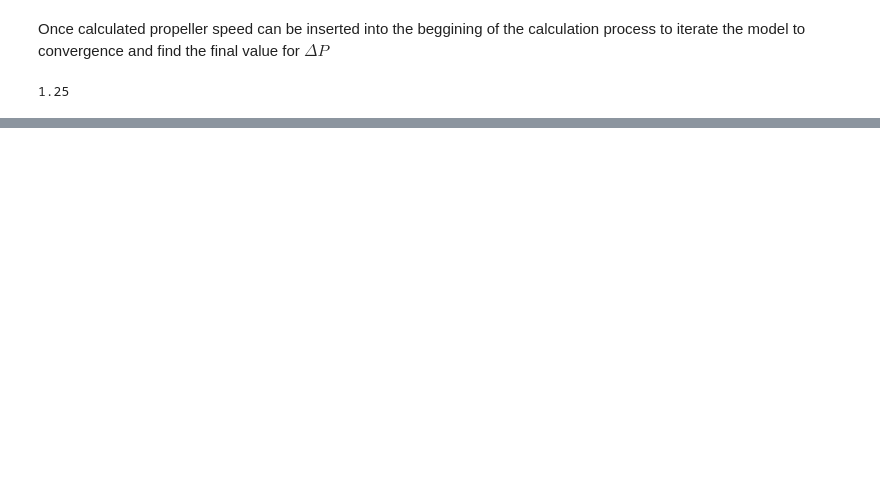
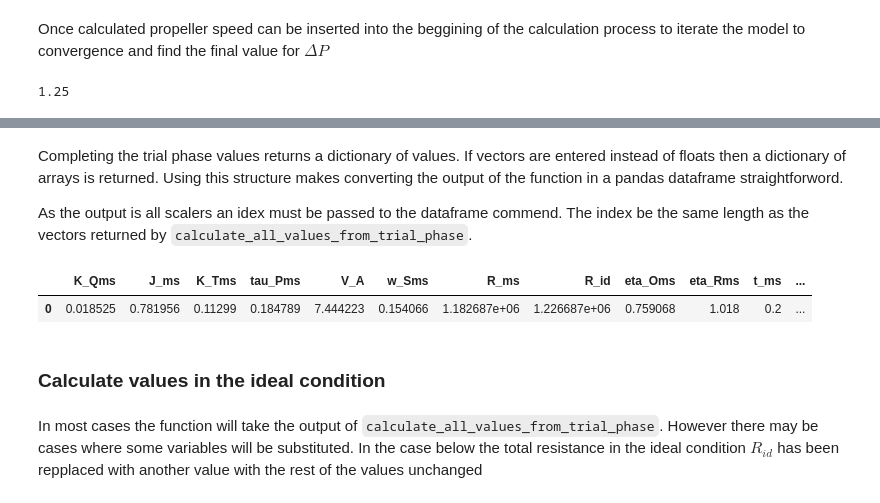
Before and after one commit to silverstream-tech/pyseatrials, a Jupyter notebook: nbs/04_power.ipynb, the cells around one changed output, grey strips where cells are left out. Drawn from its saved outputs; the diff is of its cells as text; code cells hidden in the pictures; blank space fills up the shorter version.

```diff
--- a/nbs/04_power.ipynb
+++ b/nbs/04_power.ipynb
@@ -275,0 +298,9 @@ test_close(get_curve_coefficient(y, x)[1], 2, eps = 1e-5)
+# %%
+#| export
+def quadratic_method(coefs:float, #An array of the coefficients created by the function get_curve_coefficient
+                    propeller_advance_coef:float #The propeller advance coefficient
+                    )-> float: #The target value for the coefficient types entered
+
+    "Calculate the coefficient using a modelled quadratic curve"
+
+    return coefs[0] * propeller_advance_coef**2 + coefs[1] * propeller_advance_coef + coefs[2]
@@ -294,7 +335,7 @@ def torque_coef(power:float, #The delivered power
 
     "calcualte the torque coefficient under ideal or trial conditions"
 
-    denominator = 2 * np.pi * shaft_speed * diameter
+    denominator = 2 * np.pi * water_density * shaft_speed**3 * diameter**5
 
     return (power/denominator) *  efficiency
 # %% [markdown]
@@ -447,7 +512,7 @@ def propeller_flow(
     diameter:float, #Diamter of the propeller [m]
     )-> float: #The value that comes out is in m3/s WHAT ARE THE UNITS?
 
-    "Calculate water flow into the propeller"
+    "Calculate speed of water flow into the propeller"
 
     return propeller_advance_coef * rotations_sec * diameter
 # %% [markdown]
@@ -476,7 +541,7 @@ def total_resistance(
                     wake_fraction:float, #The full-scale wake fraction
                     stw:float, #Ships speed through water [m/s]
                     diameter:float, #The diameter of the ships propeller
-                    water_density:float = 1026, #density of water in the given conditions [kg/m^3]
+                    water_density:float = 1026 #density of water in the given conditions [kg/m^3]
     )-> float: #this value can be in the ideal condition or trial depending on parameters used
 
     "Calculate the total resistance of the ship. Used to find the resistance in the ideal condition"
@@ -521,0 +675,31 @@ test_eq(propeller_speed(2, 10, 2, 0.5),1.25)
+# %% [markdown]
+Completing the trial phase values returns a dictionary of values. If vectors are entered instead of floats then a dictionary of arrays is returned.
+Using this structure makes converting the output of the function in a pandas dataframe straightforword.
+
+As the output is all scalers an idex must be passed to the dataframe commend. The index be the same length as the vectors returned by `calculate_all_values_from_trial_phase`.
+# %%
+trial_values, K_coeffs = calculate_all_values_from_trial_phase(
+            V_s = 8.8,
+            P_dms = 14242e3,
+            eta_ms = 1.018,
+            delta_R = -44000,
+            R_id = -44000,
+            delta_eta  = 0,
+            delta_t = 0,
+            delta_w = 0,
+            shaft_speed = 68/60, #rpm converted to sec
+            diameter = 8.4, #because there are two shafts?
+            number_shafts = 2,
+            water_density = 1023,
+            e_i = 1.089,
+            t_Rid = 0.2,
+            w_Mid = 0.24,
+            J = np.linspace(0.3, 0.85, 12),
+            K_T = np.asarray([0.3038, 0.2846, 0.2651, 0.2456, 0.226, 0.2064, 0.1867, 0.1669, 0.1467, 0.1264, 0.1056, 0.0845]),
+            K_Q = np.asarray([0.397,0.3765,0.356,0.3352,0.3142,0.2929,0.2711,0.2488,0.2257,0.2016,0.1765,0.1501])/10
+)
+
+pd.DataFrame(trial_values, index = [0])
+# %% [output]
+|  | K_Qms | J_ms | K_Tms | tau_Pms | V_A | w_Sms | R_ms | R_id | eta_Oms | eta_Rms | t_ms | ... |
+| 0 | 0.018525 | 0.781956 | 0.11299 | 0.184789 | 7.444223 | 0.154066 | 1.182687e+06 | 1.226687e+06 | 0.759068 | 1.018 | 0.2 | ... |
@@ -521,0 +732,2 @@ test_eq(propeller_speed(2, 10, 2, 0.5),1.25)
+# %% [markdown]
+### Calculate values in the ideal condition
@@ -521,0 +775,2 @@ test_eq(propeller_speed(2, 10, 2, 0.5),1.25)
+# %% [markdown]
+In most cases the function will take the output of `calculate_all_values_from_trial_phase`. However there may be cases where some variables will be substituted. In the case below the total resistance in the ideal condition $R_{id}$ has been repplaced with another value with the rest of the values unchanged
```
Also changed, not shown: parts of 35 cells of this notebook, 6 other files.
